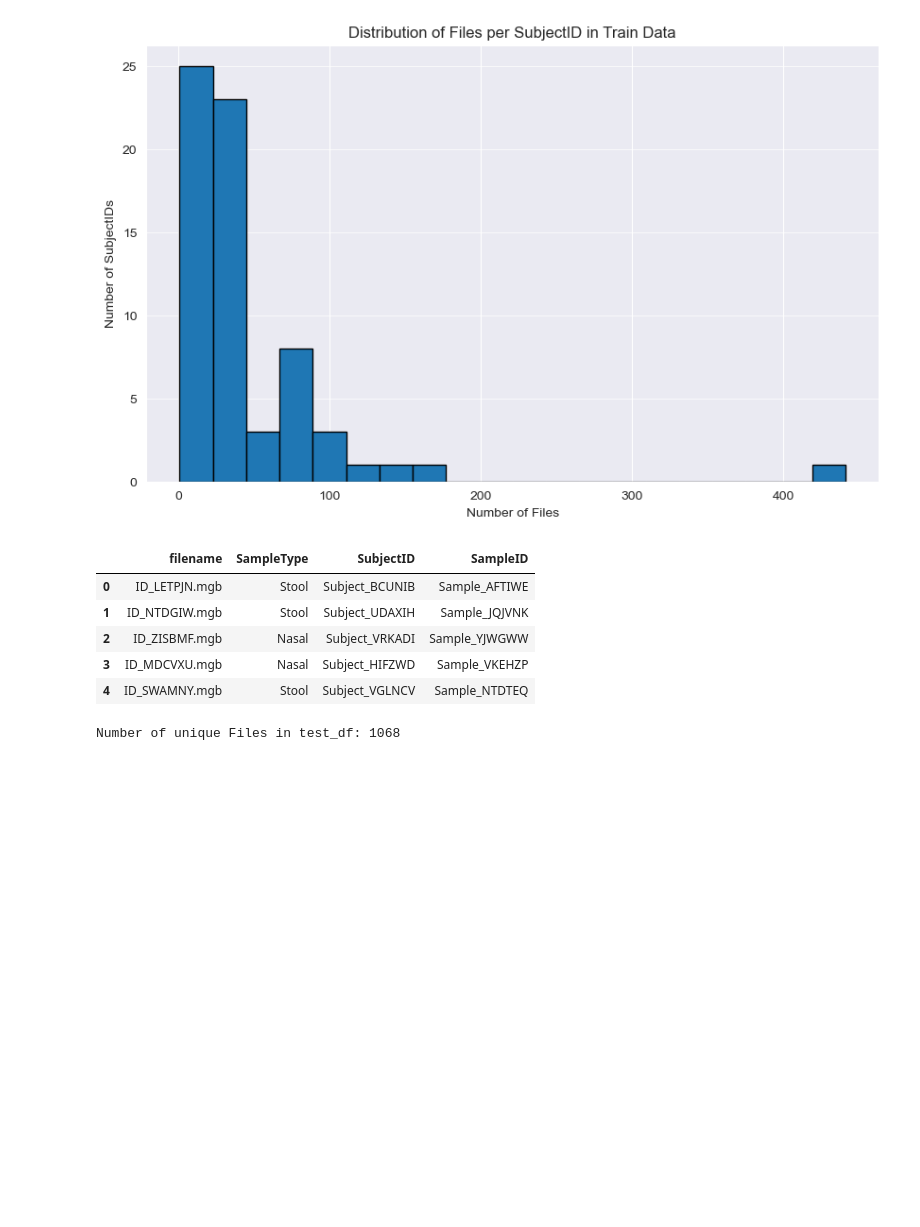
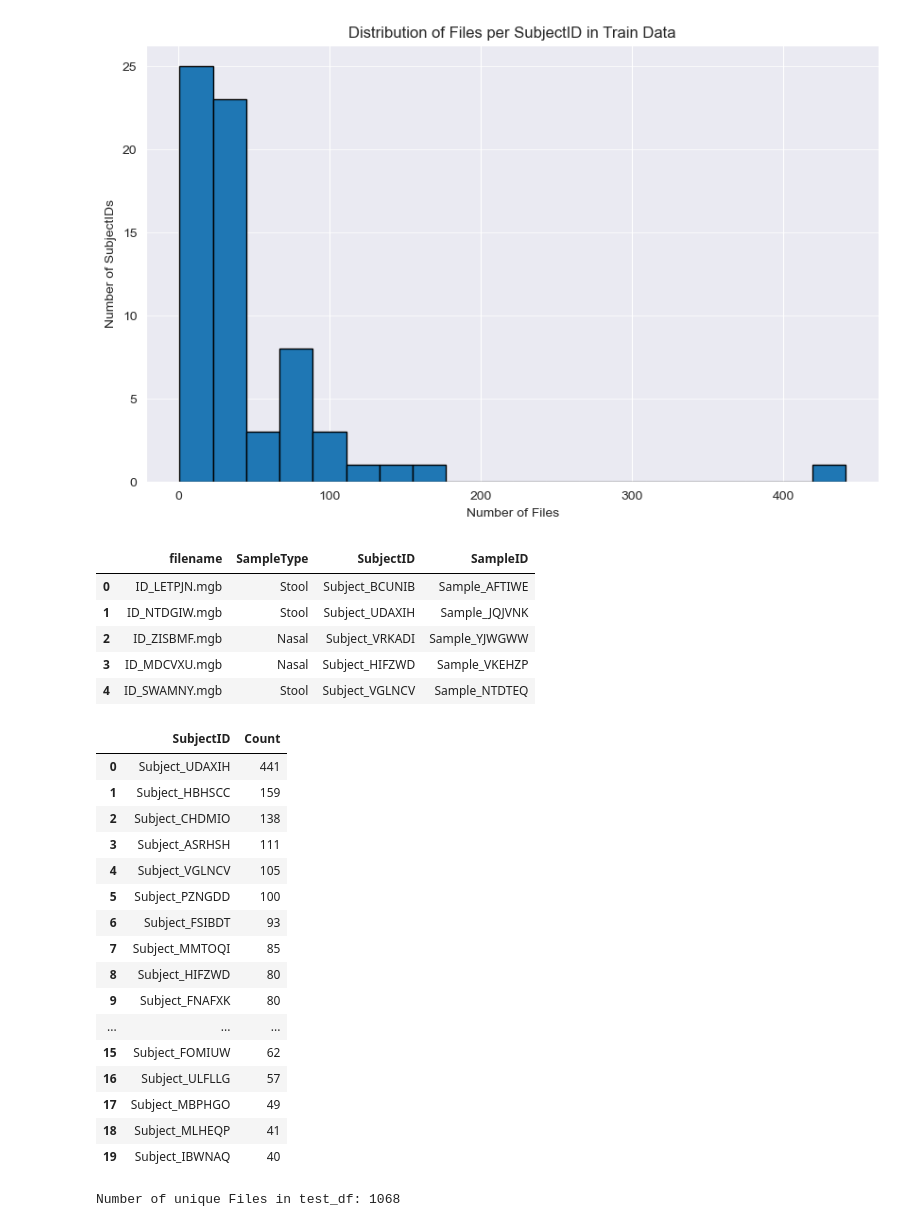
Before and after one commit to milagjurovska/MPEG-G_microbiome_classification, a Jupyter notebook: MPEG_G_preprocessing_and_results.ipynb, the cells around one changed output. Saved outputs shown, nothing was run; the diff lists cells and outputs as text; code cells hidden in the pictures; blank space fills up the shorter version.

```diff
--- a/MPEG_G_preprocessing_and_results.ipynb
+++ b/MPEG_G_preprocessing_and_results.ipynb
@@ -58,6 +58,28 @@ Average number of files per SubjectID in train_df: 43.95
 | 2 | ID_ZISBMF.mgb | Nasal | Subject_VRKADI | Sample_YJWGWW |
 | 3 | ID_MDCVXU.mgb | Nasal | Subject_HIFZWD | Sample_VKEHZP |
 | 4 | ID_SWAMNY.mgb | Stool | Subject_VGLNCV | Sample_NTDTEQ |
+# %%
+vc = train_df["SubjectID"].value_counts().reset_index()
+vc.columns = ["SubjectID", "Count"]
+vc.head(20)
+# %% [output]
+|  | SubjectID | Count |
+| 0 | Subject_UDAXIH | 441 |
+| 1 | Subject_HBHSCC | 159 |
+| 2 | Subject_CHDMIO | 138 |
+| 3 | Subject_ASRHSH | 111 |
+| 4 | Subject_VGLNCV | 105 |
+| 5 | Subject_PZNGDD | 100 |
+| 6 | Subject_FSIBDT | 93 |
+| 7 | Subject_MMTOQI | 85 |
+| 8 | Subject_HIFZWD | 80 |
+| 9 | Subject_FNAFXK | 80 |
+| ... | ... | ... |
+| 15 | Subject_FOMIUW | 62 |
+| 16 | Subject_ULFLLG | 57 |
+| 17 | Subject_MBPHGO | 49 |
+| 18 | Subject_MLHEQP | 41 |
+| 19 | Subject_IBWNAQ | 40 |
 # %%
 print(f"Number of unique Files in test_df: {test_df['filename'].nunique()}")
 test_df.head()
```
Also changed, not shown: parts of 10 cells of this notebook, 1 other file.
